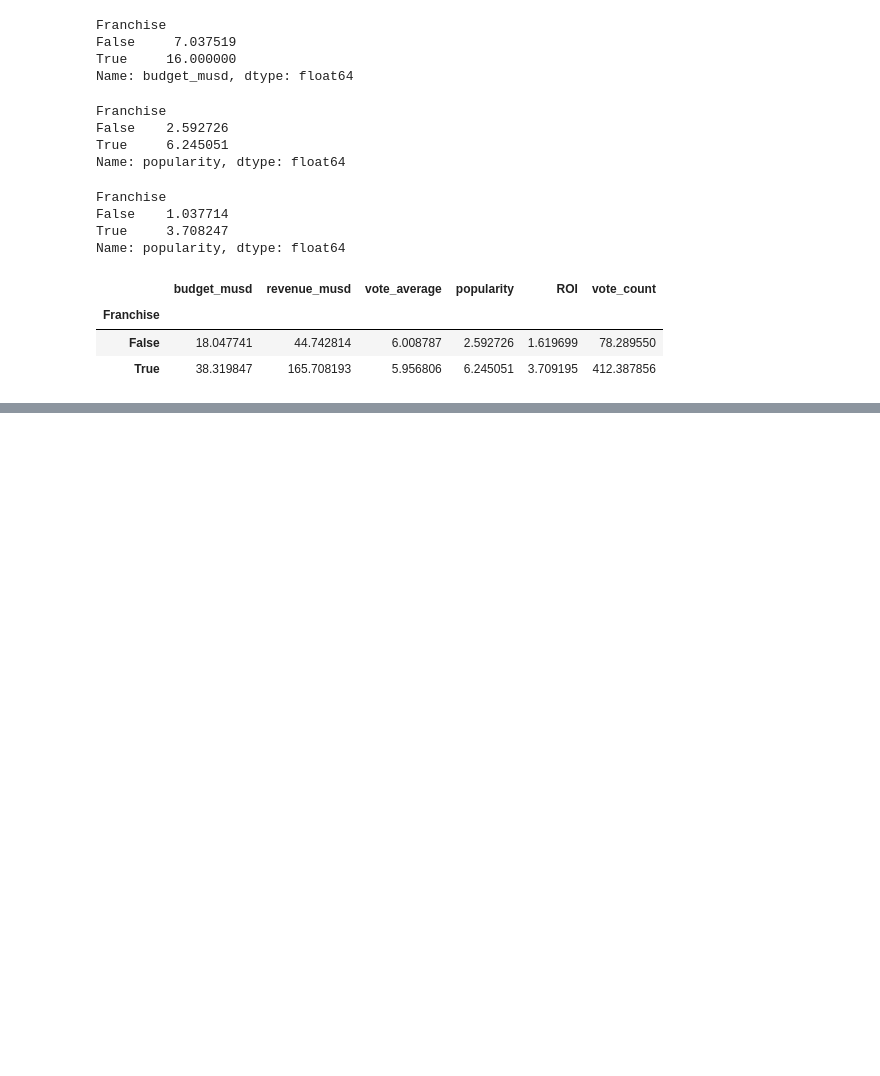
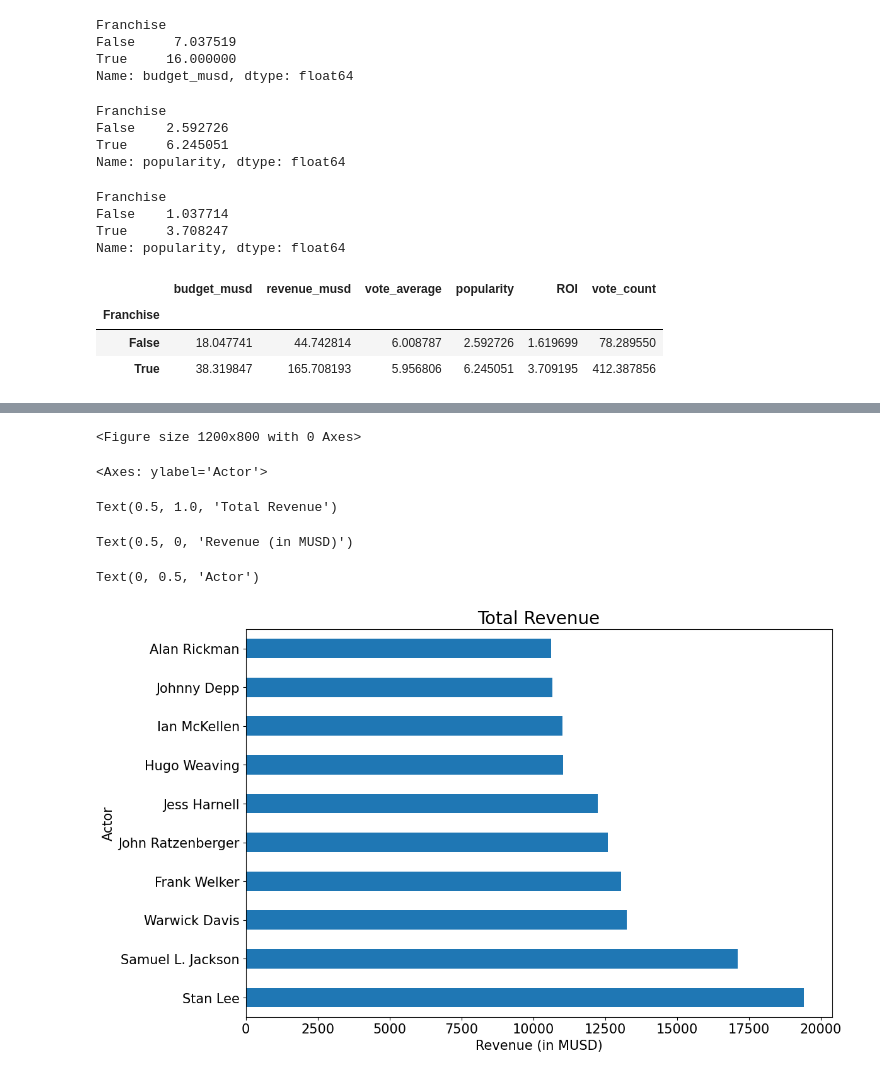
Before and after one commit to mattyapers/Movies_EDA, a Jupyter notebook: Movies_EDA_1.ipynb, the cells around one changed output, grey strips where cells are left out. Saved outputs shown, nothing was run; the diff lists cells and outputs as text; code cells hidden in the pictures; blank space fills up the shorter version.

```diff
--- a/Movies_EDA_1.ipynb
+++ b/Movies_EDA_1.ipynb
@@ -672,0 +1029,6 @@ df.groupby(by='Franchise').agg({"budget_musd": "mean", "revenue_musd": "mean", "
+# %%
+agg = actors.groupby("Actor").agg(Total_Revenue = ("revenue_musd", "sum"),
+                               Mean_Revenue = ("revenue_musd", "mean"),
+                               Mean_Rating = ("vote_average", "mean"),
+                               Mean_Pop = ("popularity", "mean"),
+                               Total_Movies = ("Actor", "count"))
@@ -672,0 +1063,14 @@ df.groupby(by='Franchise').agg({"budget_musd": "mean", "revenue_musd": "mean", "
+# %%
+plt.figure(figsize = (12, 8))
+agg['Total_Revenue'].nlargest(10).plot(kind='barh', fontsize = 15)
+plt.title("Total Revenue",fontsize = 20)
+plt.xlabel("Revenue (in MUSD)", fontsize = 15)
+plt.ylabel("Actor", fontsize=15)
+plt.show()
+# %% [output]
+<Figure size 1200x800 with 0 Axes>
+<Axes: ylabel='Actor'>
+Text(0.5, 1.0, 'Total Revenue')
+Text(0.5, 0, 'Revenue (in MUSD)')
+Text(0, 0.5, 'Actor')
+[figure, added]
```
Also changed, not shown: parts of 30 cells of this notebook, 1 other file.
